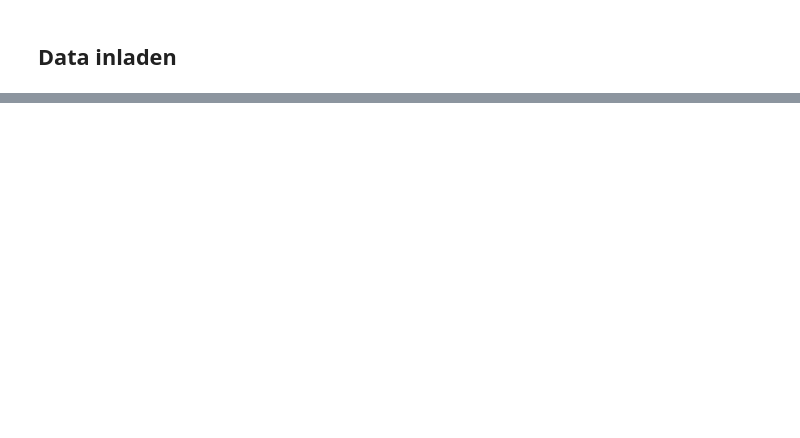
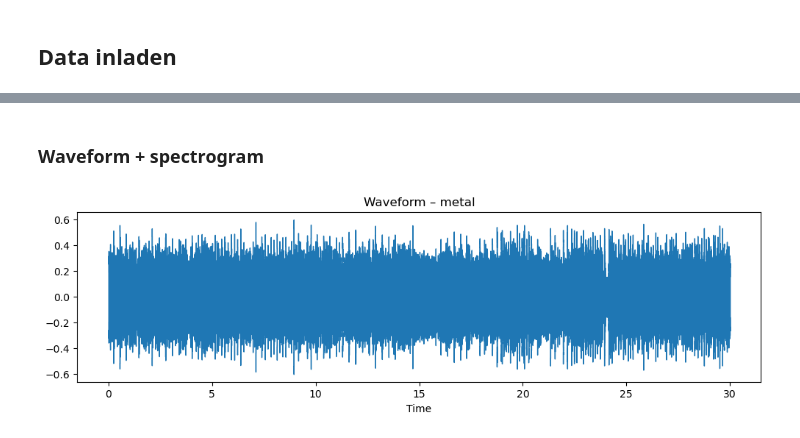
Before and after one commit to CaitlynAlyssa/MachineLearningGroep4, a Jupyter notebook: MLopdracht_3_groep4_meow.ipynb, the cells around one changed output, grey strips where cells are left out. Saved outputs shown, nothing was run; the diff lists cells and outputs as text; code cells hidden in the pictures; blank space fills up the shorter version.

Commit message:
Data inladen + inspecteren begin

```diff
--- a/MLopdracht_3_groep4_meow.ipynb
+++ b/MLopdracht_3_groep4_meow.ipynb
@@ -38,0 +3,27 @@ None
+# %%
+import pandas as pd
+import os
+import matplotlib.pyplot as plt
+from PIL import Image
+import librosa
+import librosa.display
+import numpy as np
+
+
+labels_df = pd.read_csv("labels_new.csv")
+sample_submission = pd.read_csv("sample_submission.csv")
+
+display(labels_df.head(),
+        labels_df.shape,
+        sample_submission.head(),
+        sample_submission.shape)
+
+DATA_DIR = "."
+
+LABELED_DIR = os.path.join(DATA_DIR, "labeled")
+UNLABELED_DIR = os.path.join(DATA_DIR, "unlabeled")
+
+print("Aantal labeled files:", len(os.listdir(LABELED_DIR)))
+print("Aantal unlabeled files:", len(os.listdir(UNLABELED_DIR)))
+
+display(os.listdir(LABELED_DIR)[:5])
@@ -38,0 +73,8 @@ None
+# %%
+durations = []
+
+for f in labels_df["filename"]:
+    y, sr = librosa.load(f"labeled/{f}", sr=None)
+    durations.append(len(y)/sr)
+
+pd.Series(durations).describe()
@@ -38,0 +91,12 @@ None
+# %% [markdown]
+### Waveform + spectrogram
+# %%
+row = labels_df.sample(1).iloc[0]
+y, sr = librosa.load(f"labeled/{row['filename']}", sr=None)
+
+plt.figure(figsize=(12,3))
+librosa.display.waveshow(y, sr=sr)
+plt.title(f"Waveform – {row['genre']}")
+plt.show()
+# %% [output]
+[figure, added]
```
Also changed, not shown: parts of 10 cells of this notebook.
